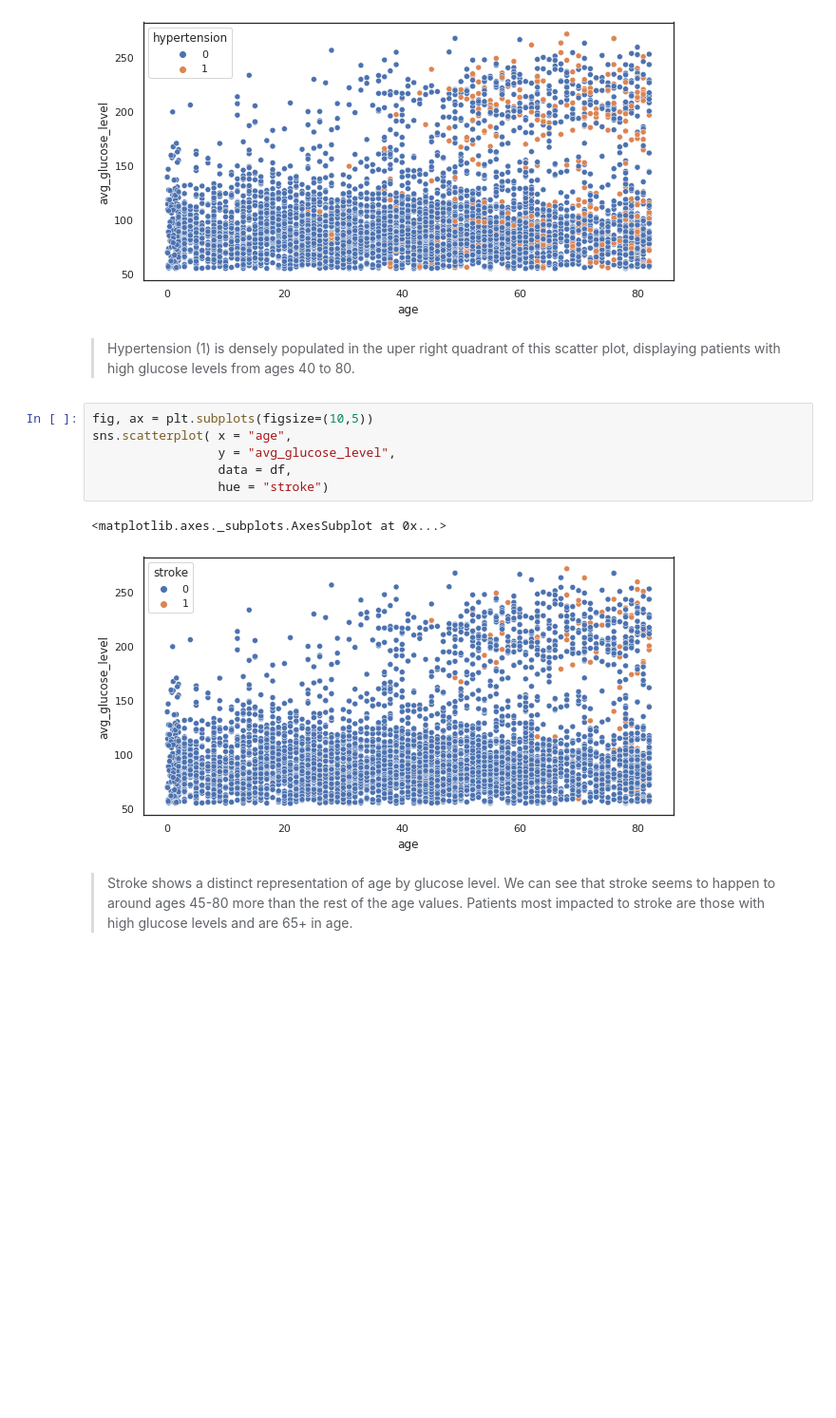
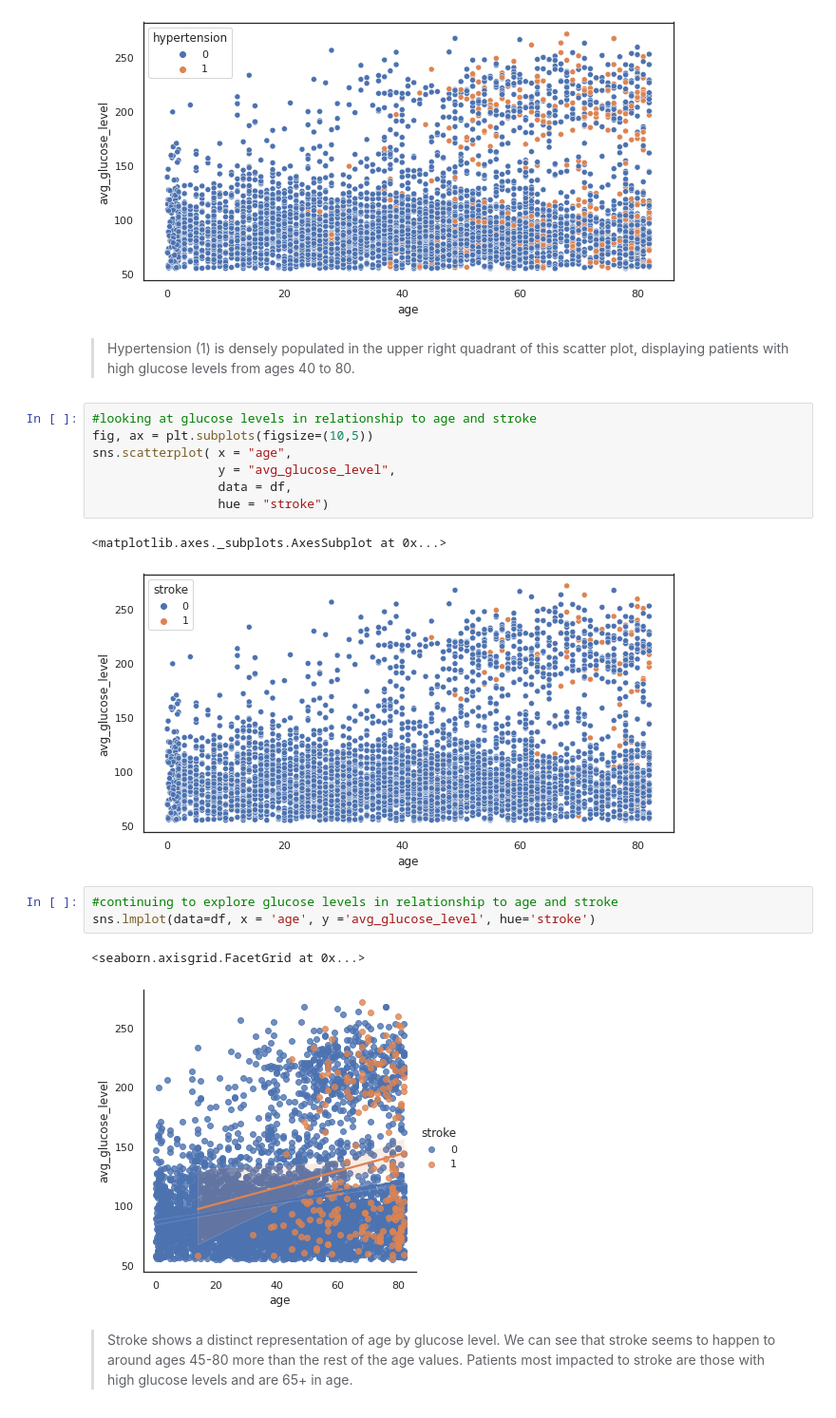
Before and after one commit to bradshawjoshua/Early-Detection-Stroke, a Jupyter notebook: Early_Detection_of_Stroke.ipynb, the cells around one changed output. Shown at 95% size. Cells and saved outputs as stored; diff of their text form; blank space fills up the shorter version.

```diff
--- a/Early_Detection_of_Stroke.ipynb
+++ b/Early_Detection_of_Stroke.ipynb
@@ -340,8 +344,9 @@ sns.scatterplot( x = "age",
 <matplotlib.axes._subplots.AxesSubplot at 0x...>
 [figure]
 # %% [markdown]
->Hypertension (1) is densely populated in the uper right quadrant of this scatter plot, displaying patients with high glucose levels from ages 40 to 80.
+>Hypertension (1) is densely populated in the upper right quadrant of this scatter plot, displaying patients with high glucose levels from ages 40 to 80.
 # %%
+#looking at glucose levels in relationship to age and stroke
 fig, ax = plt.subplots(figsize=(10,5))
 sns.scatterplot( x = "age",
                  y = "avg_glucose_level",
@@ -350,6 +355,12 @@ sns.scatterplot( x = "age",
 # %% [output]
 <matplotlib.axes._subplots.AxesSubplot at 0x...>
 [figure]
+# %%
+#continuing to explore glucose levels in relationship to age and stroke
+sns.lmplot(data=df, x = 'age', y ='avg_glucose_level', hue='stroke')
+# %% [output]
+<seaborn.axisgrid.FacetGrid at 0x...>
+[figure, added]
 # %% [markdown]
 >Stroke shows a distinct representation of age by glucose level. We can see that stroke seems to happen to around ages 45-80 more than the rest of the age values. Patients most impacted to stroke are those with high glucose levels and are 65+ in age.
 # %%
```
Also changed, not shown: parts of 24 cells of this notebook.
